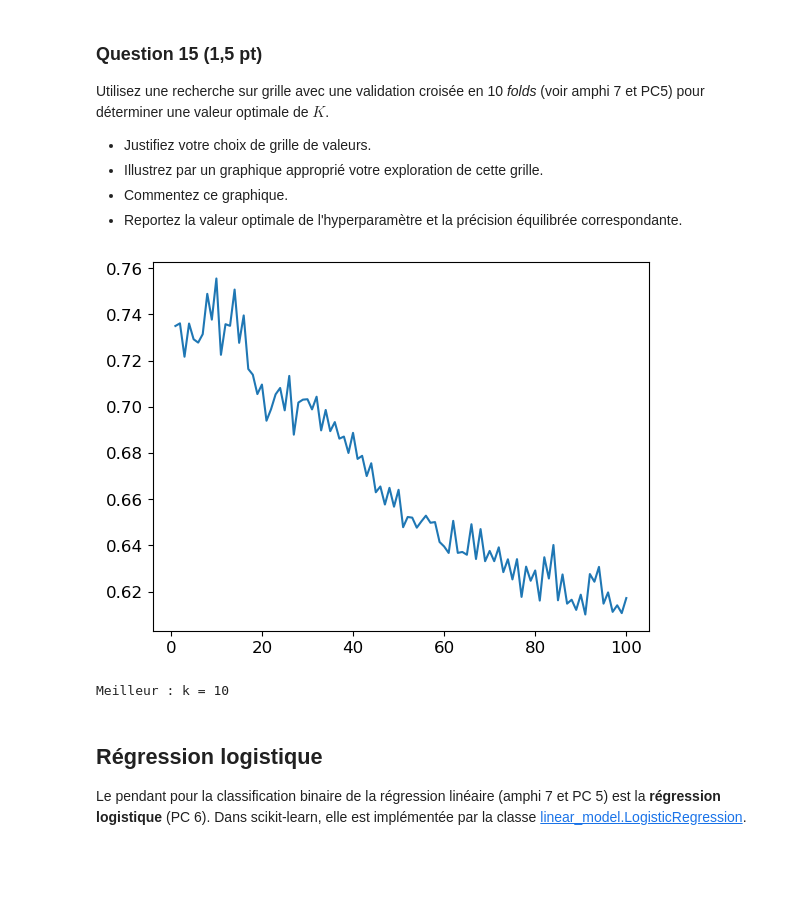
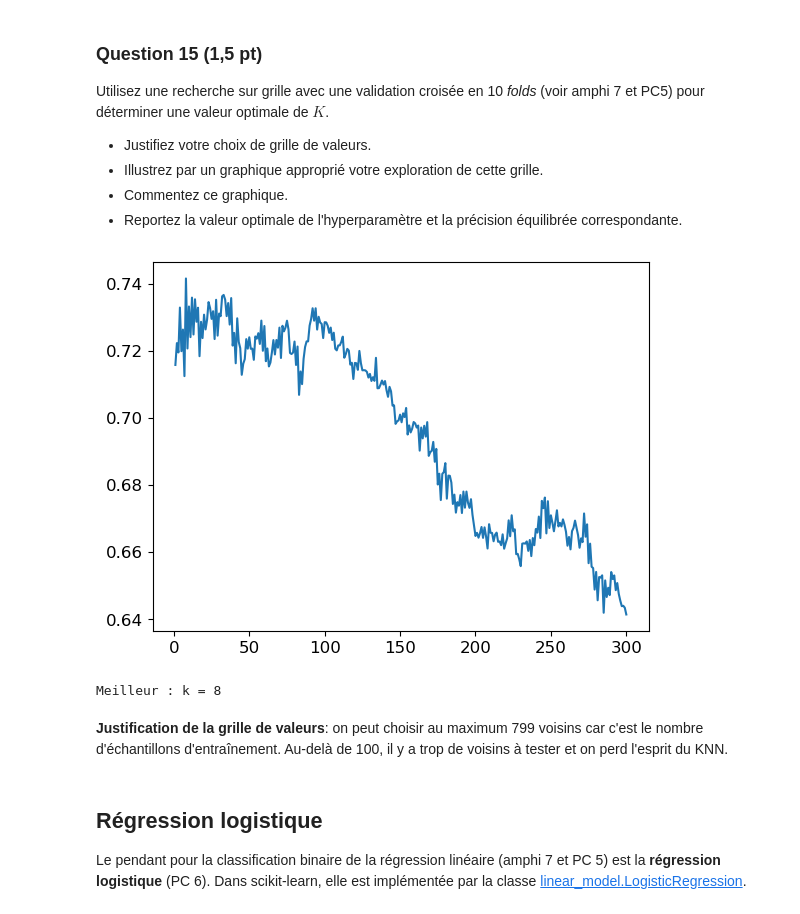
Before and after one commit to Pierre-LouisCOPPENSMines/projet_sdd, a Jupyter notebook: Projet.ipynb, the cells around one changed output. Drawn from its saved outputs; the diff is of its cells as text; code cells hidden in the pictures; blank space fills up the shorter version.

```diff
--- a/Projet.ipynb
+++ b/Projet.ipynb
@@ -268,3 +268,4 @@ df_train_risk_vs_norisk['Risque'] = np.where(df_train['Risque']==2, 1, df_train[
 y_train_risk_vs_norisk = np.array(df_train_risk_vs_norisk['Risque'], dtype='int')
 
 df_train_risk_vs_norisk['Risque'].value_counts()
+X_train = df_train_risk_vs_norisk.drop(['Risque'], axis = 1)
@@ -314,26 +310,15 @@ from sklearn.neighbors import KNeighborsClassifier
 from sklearn.metrics import balanced_accuracy_score
 
 # Normalisation des données d'entraînement
-scaler = preprocessing.StandardScaler().fit(df_train_risk_vs_norisk)
-df_train_rescaled = scaler.transform(df_train_risk_vs_norisk)
+scaler = preprocessing.StandardScaler().fit(X_train)
+X_train_rescaled = scaler.transform(X_train)
 
 neighbours = KNeighborsClassifier(n_neighbors=1) # un seul plus proche voisin
-neighbours.fit(df_train_rescaled, y_train_risk_vs_norisk)
+neighbours.fit(X_train_rescaled, y_train_risk_vs_norisk)
 
-# Préparation des données de test
-df_test = pd.read_csv('./data/donnees_reservees.csv')
-df_test_risk_vs_norisk = df_test.copy()
-# Regrouper les étiquettes 1 et 2
-df_test_risk_vs_norisk['Risque'] = np.where(df_test['Risque']==2, 1, df_test['Risque'])
-# Extraction de l'array d'étiquettes
-y_test_risk_vs_norisk = np.array(df_test_risk_vs_norisk['Risque'], dtype='int')
-# Normalisation des données de test
-scaler = preprocessing.StandardScaler().fit(df_test_risk_vs_norisk)
-df_test_rescaled = scaler.transform(df_test_risk_vs_norisk)
-
-# Prédiction
-y_pred = neighbours.predict(df_test_rescaled)
-print(f'Précision équilibrée pour 1 plus proche voisin : {balanced_accuracy_score(y_test_risk_vs_norisk, y_pred)}')
+# Prédiction sur les données d'entraînement
+y_pred = neighbours.predict(X_train_rescaled)
+print(f'Précision équilibrée pour 1 plus proche voisin : {balanced_accuracy_score(y_train_risk_vs_norisk, y_pred)}')
 # %% [output]
 Précision équilibrée pour 1 plus proche voisin : 1.0
 # %% [markdown]
@@ -357,24 +342,26 @@ Utilisez une recherche sur grille avec une validation croisée en 10 _folds_ (vo
 # %%
 from sklearn.model_selection import GridSearchCV
 
-liste_k = np.arange(1,101, dtype=np.uint64)
+liste_k = np.arange(1,301, dtype=np.uint64)
 grille_param = {'n_neighbors': liste_k}
 
 kvoisins = KNeighborsClassifier()
 grille_kvoisins = GridSearchCV(kvoisins,
                                grille_param,
                                scoring='balanced_accuracy',
                                cv=10) # 10 splits
 
-grille_kvoisins.fit(df_train_risk_vs_norisk, y_train_risk_vs_norisk)
+grille_kvoisins.fit(X_train_rescaled, y_train_risk_vs_norisk)
 
 plt.plot(liste_k, grille_kvoisins.cv_results_['mean_test_score'])
 plt.show()
 
 print(f"Meilleur : k = {grille_kvoisins.best_params_['n_neighbors']}")
 # %% [output]
-[figure, old version]
+[figure, new version]
-Meilleur : k = 10
+Meilleur : k = 8
+# %% [markdown]
+__Justification de la grille de valeurs__: on peut choisir au maximum 799 voisins car c'est le nombre d'échantillons d'entraînement. Au-delà de 100, il y a trop de voisins à tester et on perd l'esprit du KNN.
 # %% [markdown]
 ## Régression logistique
 Le pendant pour la classification binaire de la régression linéaire (amphi 7 et PC 5) est la __régression logistique__ (PC 6). Dans scikit-learn, elle est implémentée par la classe [linear_model.LogisticRegression](https://scikit-learn.org/stable/modules/generated/sklearn.linear_model.LogisticRegression.html).
```
Also changed, not shown: parts of 10 cells of this notebook.
